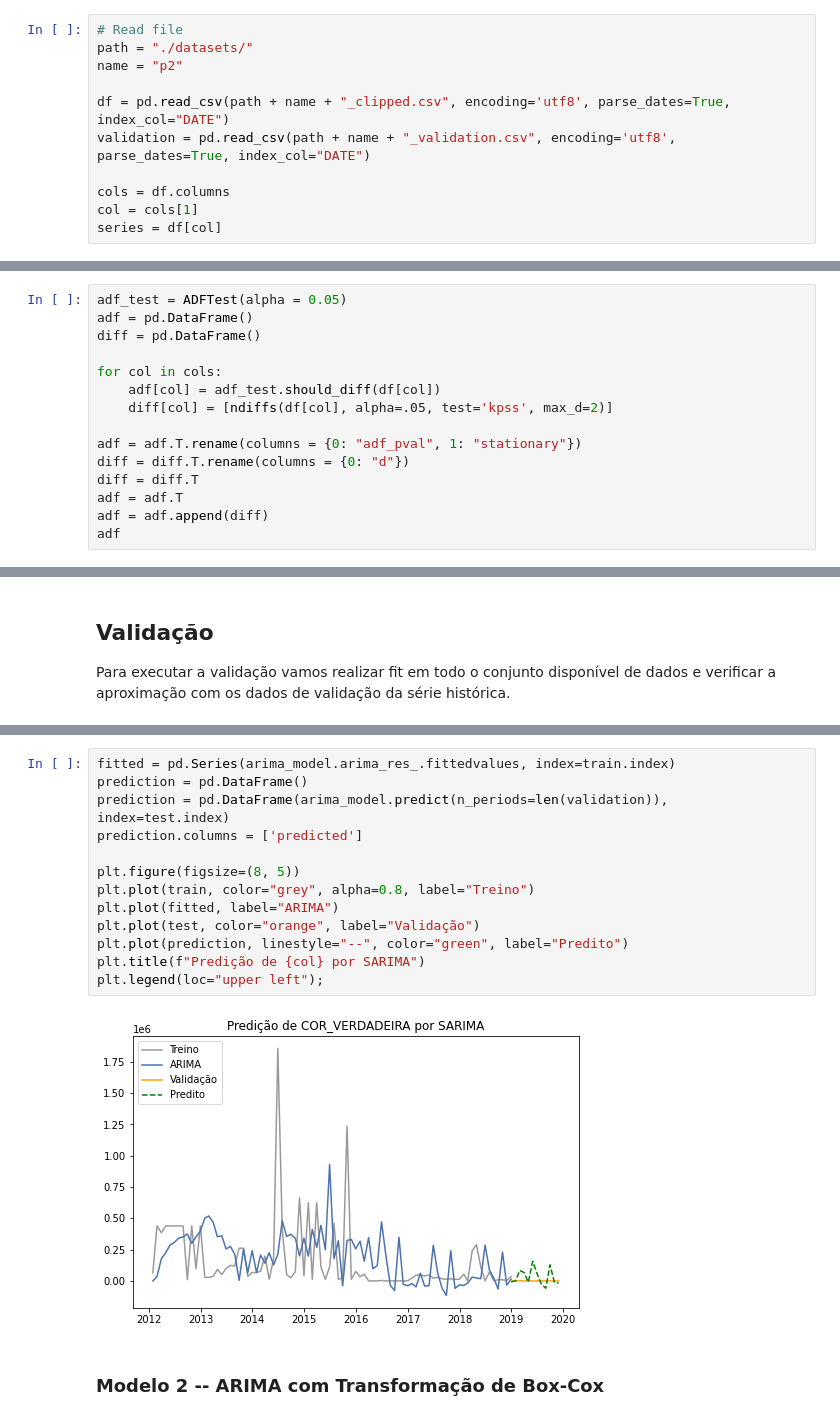
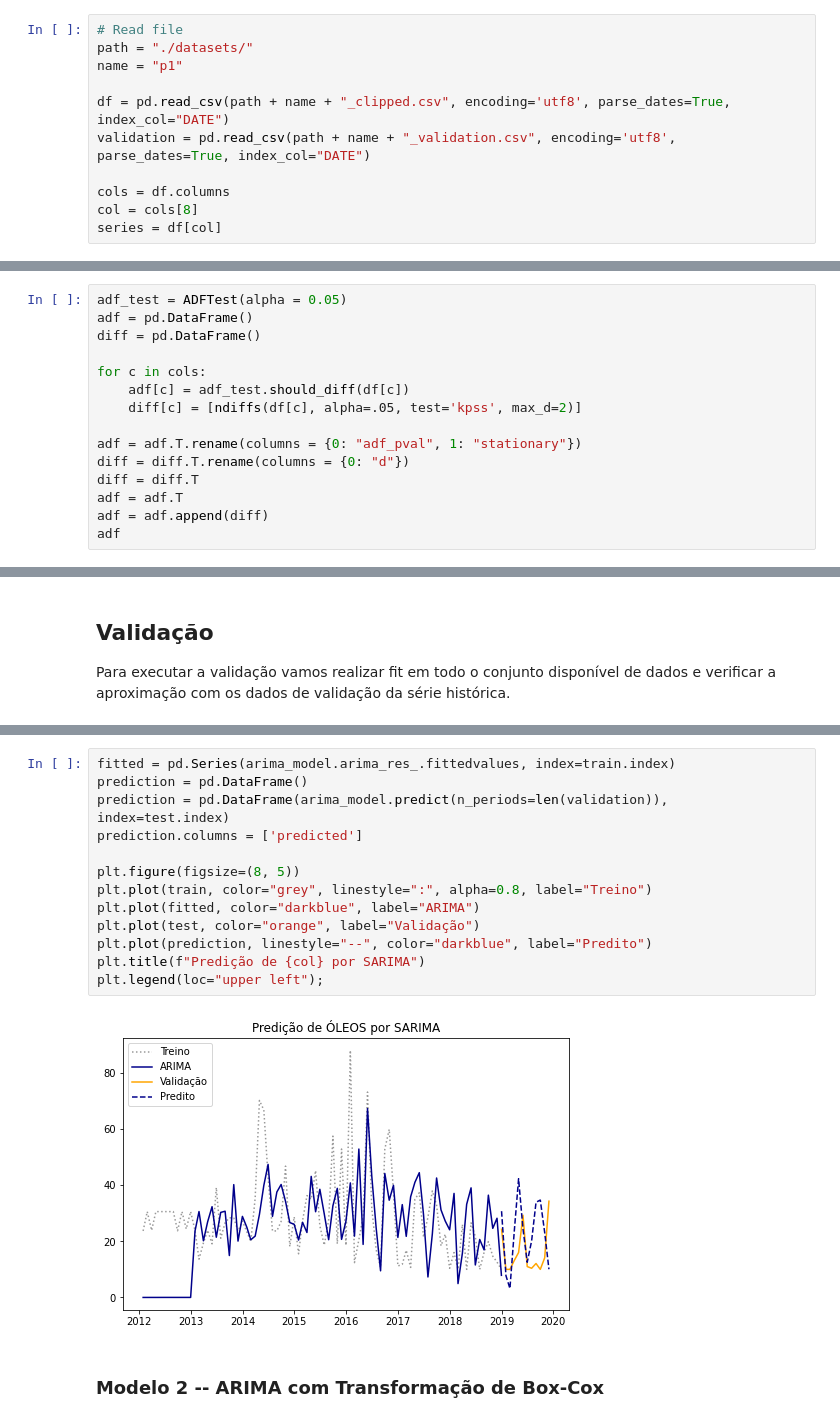
Before and after one commit to vcwild/wtp-model, a Jupyter notebook: arima.ipynb, the cells around one changed output, grey strips where cells are left out. Saved outputs shown, nothing was run; the diff lists cells and outputs as text.

```diff
--- a/arima.ipynb
+++ b/arima.ipynb
@@ -28,13 +30,13 @@ warnings.filterwarnings('ignore')
 # %%
 # Read file
 path = "./datasets/"
-name = "p2"
+name = "p1"
 
 df = pd.read_csv(path + name + "_clipped.csv", encoding='utf8', parse_dates=True, index_col="DATE")
 validation = pd.read_csv(path + name + "_validation.csv", encoding='utf8', parse_dates=True, index_col="DATE")
 
 cols = df.columns
-col = cols[1]
+col = cols[8]
 series = df[col]
 # %% [markdown]
 ## Verificação de Estacionareidade pelo teste ADF (Augmented Dickey-Fuller) e Número de Diferenciações por KPSS (Kwiatkowski – Phillips – Schmidt – Shin)
@@ -43,9 +45,9 @@ adf_test = ADFTest(alpha = 0.05)
 adf = pd.DataFrame()
 diff = pd.DataFrame()
 
-for col in cols:
-    adf[col] = adf_test.should_diff(df[col])
-    diff[col] = [ndiffs(df[col], alpha=.05, test='kpss', max_d=2)]
+for c in cols:
+    adf[c] = adf_test.should_diff(df[c])
+    diff[c] = [ndiffs(df[c], alpha=.05, test='kpss', max_d=2)]
 
 adf = adf.T.rename(columns = {0: "adf_pval", 1: "stationary"})
 diff = diff.T.rename(columns = {0: "d"})
@@ -146,18 +148,18 @@ plt.suptitle("ARIMA Diagnostics");
 # %%
 fitted = pd.Series(arima_model.arima_res_.fittedvalues, index=train.index)
 prediction = pd.DataFrame()
 prediction = pd.DataFrame(arima_model.predict(n_periods=len(validation)), index=test.index)
 prediction.columns = ['predicted']
 
 plt.figure(figsize=(8, 5))
-plt.plot(train, color="grey", alpha=0.8, label="Treino")
-plt.plot(fitted, label="ARIMA")
+plt.plot(train, color="grey", linestyle=":", alpha=0.8, label="Treino")
+plt.plot(fitted, color="darkblue", label="ARIMA")
 plt.plot(test, color="orange", label="Validação")
-plt.plot(prediction, linestyle="--", color="green", label="Predito")
+plt.plot(prediction, linestyle="--", color="darkblue", label="Predito")
 plt.title(f"Predição de {col} por SARIMA")
 plt.legend(loc="upper left");
 # %% [output]
-[figure, old version]
+[figure, new version]
 # %% [markdown]
 ### Modelo 2 -- ARIMA com Transformação de Box-Cox
 # %%
```
Also changed, not shown: parts of 13 cells of this notebook.
